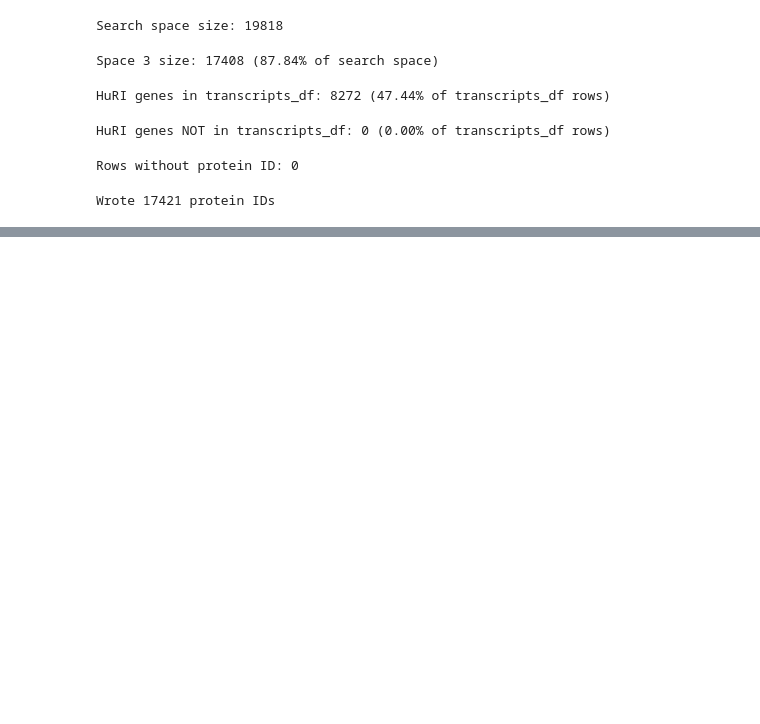
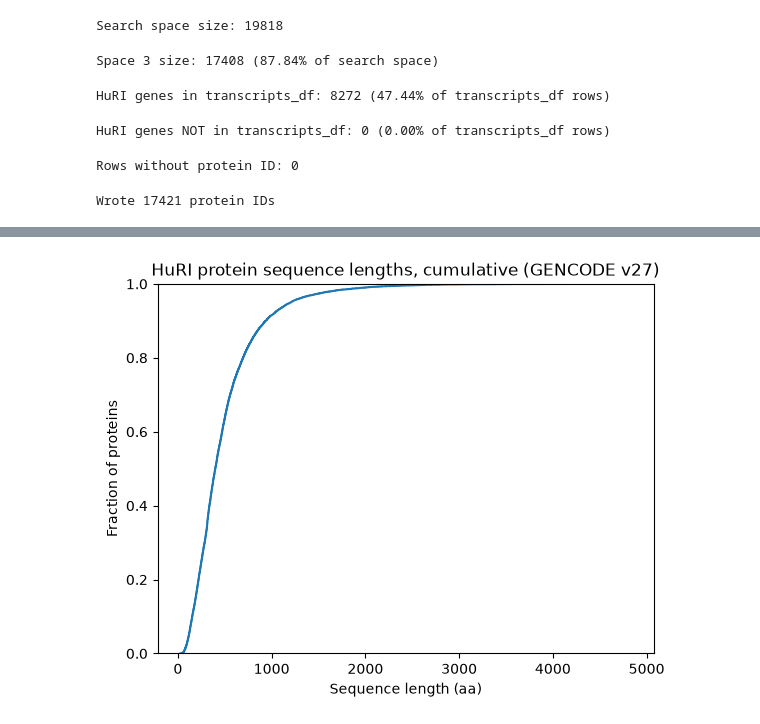
Before and after one commit to akors/openfold-3, a Jupyter notebook: tl-interactions/huri-exploration.ipynb, the cells around one changed output, grey strips where cells are left out. Drawn from its saved outputs; the diff is of its cells as text; code cells hidden in the pictures; blank space fills up the shorter version.

```diff
--- a/tl-interactions/huri-exploration.ipynb
+++ b/tl-interactions/huri-exploration.ipynb
@@ -79,0 +126,6 @@ Wrote 17421 protein IDs
+# %%
+ax = sns.ecdfplot(sequences_df, x="length", log_scale=False)
+ax.set(xlabel="Sequence length (aa)", ylabel="Fraction of proteins", title="HuRI protein sequence lengths, cumulative (GENCODE v27)")
+plt.show()
+# %% [output]
+[figure, added]
```
Also changed, not shown: parts of 17 cells of this notebook, 1 other file.
